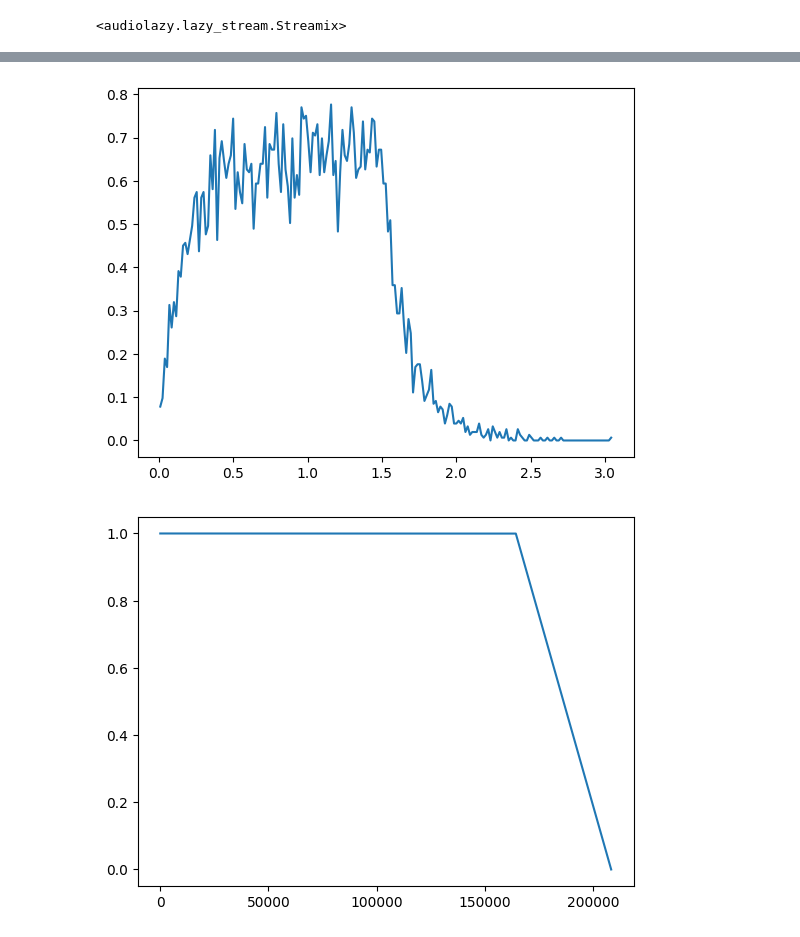
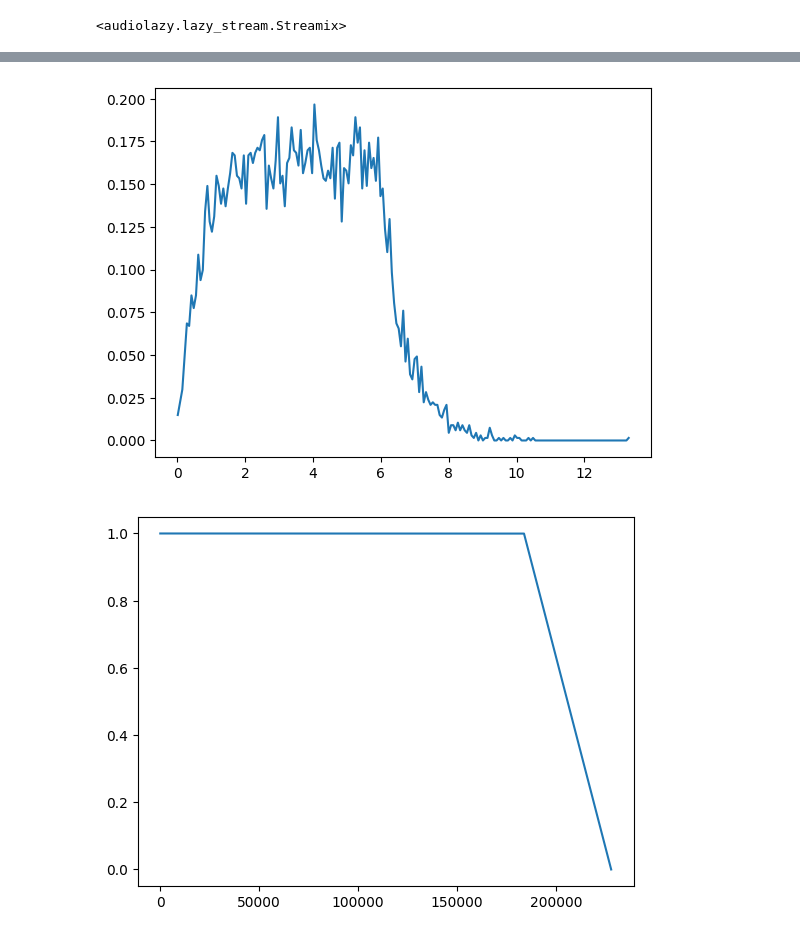
Before and after one commit to leoauri/tone-datagen, a Jupyter notebook: nbs/02_mix.ipynb, the cells around one changed output, grey strips where cells are left out. Saved outputs shown, nothing was run; the diff lists cells and outputs as text; code cells hidden in the pictures.

```diff
--- a/nbs/02_mix.ipynb
+++ b/nbs/02_mix.ipynb
@@ -65,13 +68,13 @@ see(reverb(np.array(list(smix.copy())), rate))
 # %%
-(uniform(0, 1.5) + clip(gamma(0.9) * 0.2, high=4)).pdf()
+((uniform(0, 1.5) + clip(gamma(0.9) * 0.2, high=4)) * 4).pdf()
 # %% [output]
-[figure, old version]
+[figure, new version]
 # %%
 s, Hz = sHz(rate)
 tonegen = RandomToneGen(
     gamma(3) * 100 + 20,
     gamma(2) * -2 - 2,
-    uniform(0, 1.5) + clip(gamma(0.9) * 0.2, high=4),
+    (uniform(0, 1.5) + clip(gamma(0.9) * 0.2, high=4)) * 4,
     uniform(0.05, 0.6),
     uniform(),
     uniform(0.05, 1)
@@ -79,13 +82,13 @@ tonegen = RandomToneGen(
 reverb = Pedalboard([Reverb(wet_level=1, dry_level=0.2, room_size=0.75)])
 
 smix = Streamix()
-for _ in range(quant(normal() * 0.8 + 2.7, range(1, 6))()):
+for _ in range(quant((normal() * 0.8 + 2.7) * 4, range(1, 6 * 4))()):
     smix.add(0, tonegen())
 
 env = Stream(ones(len(list(smix.copy())) + s), line(s, 1, 0))
 see(env.copy())
 # %% [output]
-[figure, old version]
+[figure, new version]
 # %%
 smix.append(zeros(s * 2))
 mix = np.array(list(smix * env.copy()))
```
Also changed, not shown: parts of 25 cells of this notebook, 5 other files.
